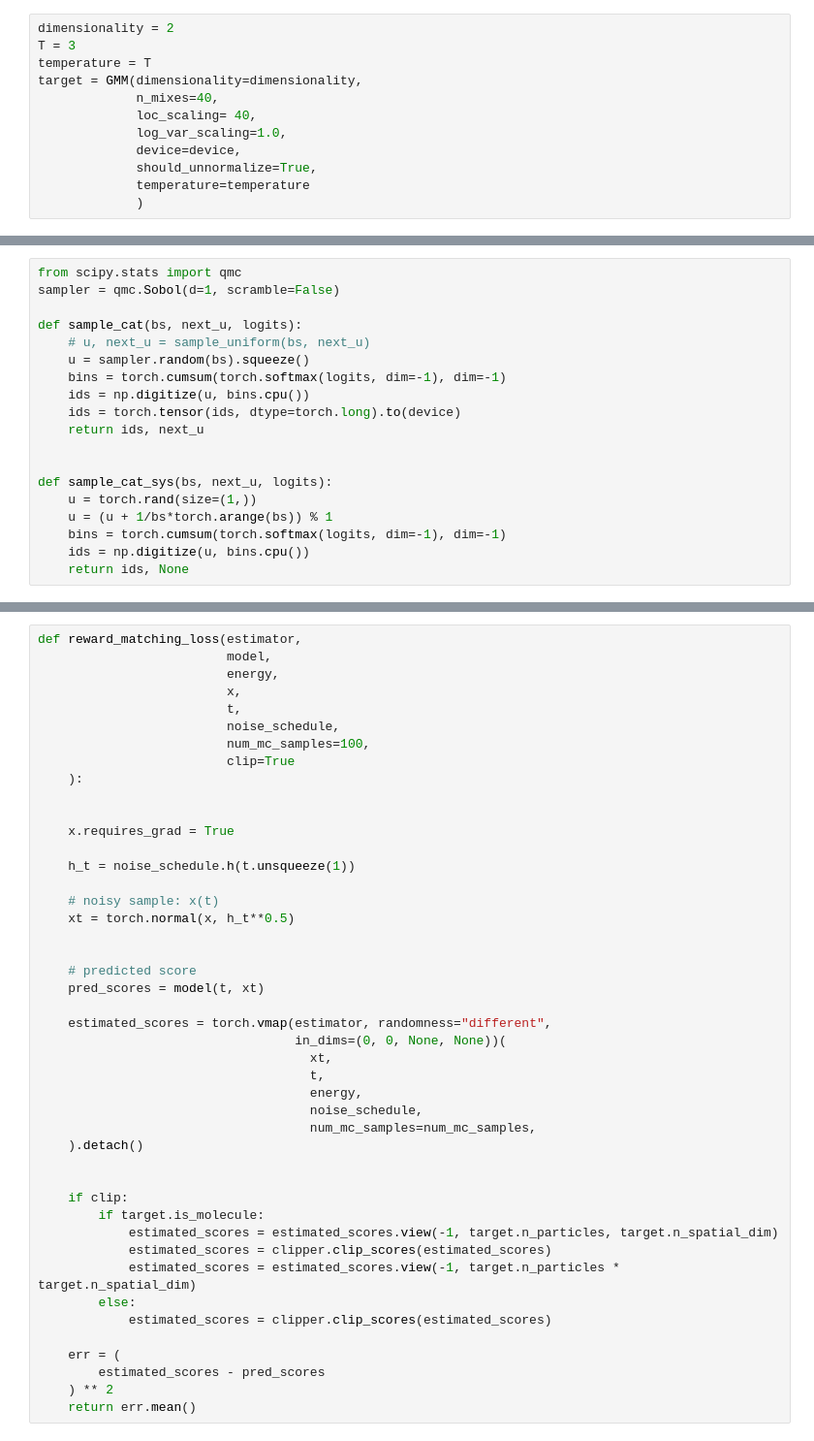
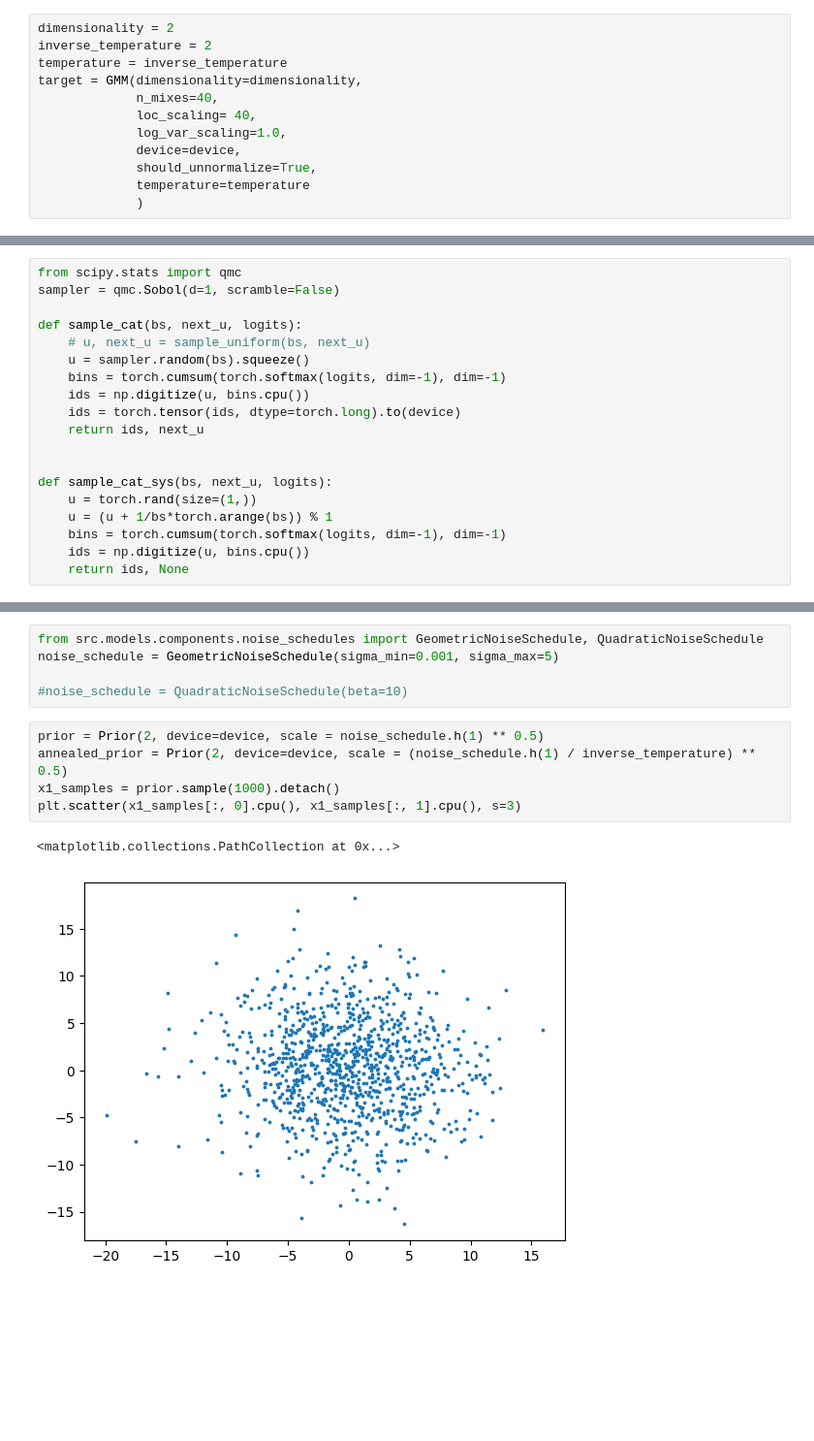
Before and after one commit to taraak/pita, a Jupyter notebook: runner/notebooks/gmm_temp_annealed_v3_true.ipynb, the cells around one changed output, grey strips where cells are left out. Shown: that part at 97% size. Drawn from its saved outputs; the diff is of its cells as text; blank space fills up the shorter version.

```diff
--- a/runner/notebooks/gmm_temp_annealed_v3_true.ipynb
+++ b/runner/notebooks/gmm_temp_annealed_v3_true.ipynb
@@ -34,8 +34,8 @@ cuda
 ### Target Distribution
 # %%
 dimensionality = 2
-T = 3
-temperature = T
+inverse_temperature = 2
+temperature = inverse_temperature
 target = GMM(dimensionality=dimensionality,
              n_mixes=40,
              loc_scaling= 40,
@@ -250,45 +223,13 @@ def estimate_grad_Rt(xt,
-# %%
-def reward_matching_loss(estimator,
-                         model,
-                         energy,
-                         x,
-                         t,
-                         noise_schedule,
-                         num_mc_samples=100,
-                         clip=True
-    ):
-
-
-    x.requires_grad = True
-
-    h_t = noise_schedule.h(t.unsqueeze(1))
-
-    # noisy sample: x(t)
-    xt = torch.normal(x, h_t**0.5)
-
-
-    # predicted score
-    pred_scores = model(t, xt)
-
-    estimated_scores = torch.vmap(estimator, randomness="different",
-                                  in_dims=(0, 0, None, None))(
-                                    xt,
-                                    t,
-                                    energy,
-                                    noise_schedule,
-                                    num_mc_samples=num_mc_samples,
-    ).detach()
-
-
-    if clip:
-        if target.is_molecule:
-            estimated_scores = estimated_scores.view(-1, target.n_particles, target.n_spatial_dim)
-            estimated_scores = clipper.clip_scores(estimated_scores)
-            estimated_scores = estimated_scores.view(-1, target.n_particles * target.n_spatial_dim)
-        else:
-            estimated_scores = clipper.clip_scores(estimated_scores)
-
-    err = (
-        estimated_scores - pred_scores
-    ) ** 2
-    return err.mean()
+# %%
+from src.models.components.noise_schedules import GeometricNoiseSchedule, QuadraticNoiseSchedule
+noise_schedule = GeometricNoiseSchedule(sigma_min=0.001, sigma_max=5)
+
+#noise_schedule = QuadraticNoiseSchedule(beta=10)
+# %%
+prior = Prior(2, device=device, scale = noise_schedule.h(1) ** 0.5)
+annealed_prior = Prior(2, device=device, scale = (noise_schedule.h(1) / inverse_temperature) ** 0.5)
+x1_samples = prior.sample(1000).detach()
+plt.scatter(x1_samples[:, 0].cpu(), x1_samples[:, 1].cpu(), s=3)
+# %% [output]
+<matplotlib.collections.PathCollection at 0x...>
+[figure, added]
```
Also changed, not shown: parts of 19 cells of this notebook.
